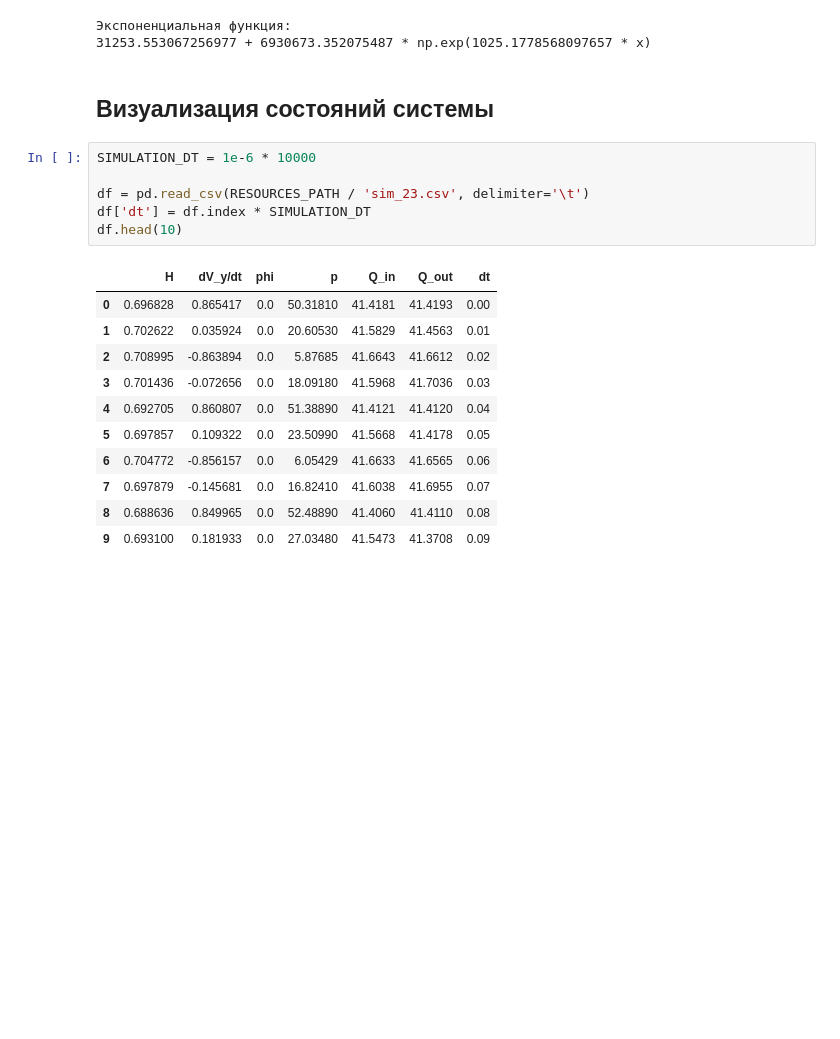
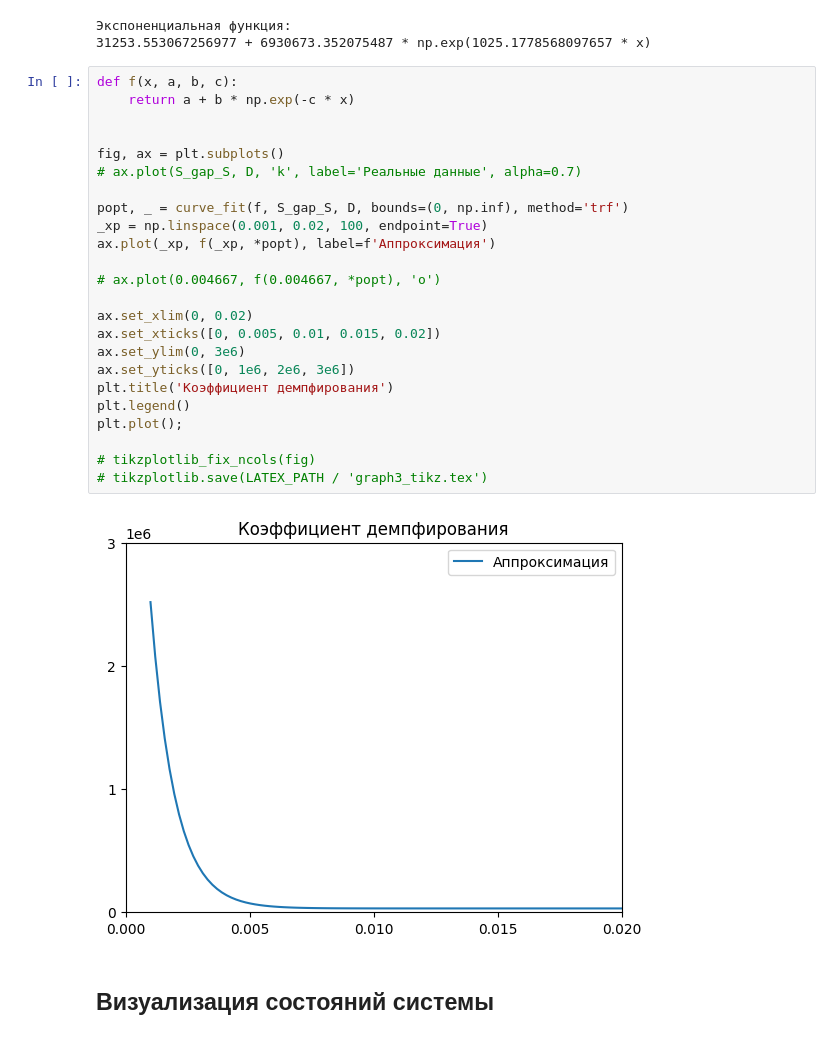
Before and after one commit to shustrov38/jubilant-bassoon, a Jupyter notebook: scripts/approx.ipynb, the cells around one changed output. Drawn from its saved outputs; the diff is of its cells as text; blank space fills up the shorter version.

```diff
--- a/scripts/approx.ipynb
+++ b/scripts/approx.ipynb
@@ -162,23 +162,31 @@ print(f'{popt[0]} + {popt[1]} * np.exp({popt[2]} * x)')
 # %% [output]
 Экспоненциальная функция:
 31253.553067256977 + 6930673.352075487 * np.exp(1025.1778568097657 * x)
+# %%
+def f(x, a, b, c):
+    return a + b * np.exp(-c * x)
+
+
+fig, ax = plt.subplots()
+# ax.plot(S_gap_S, D, 'k', label='Реальные данные', alpha=0.7)
+
+popt, _ = curve_fit(f, S_gap_S, D, bounds=(0, np.inf), method='trf')
+_xp = np.linspace(0.001, 0.02, 100, endpoint=True)
+ax.plot(_xp, f(_xp, *popt), label=f'Аппроксимация')
+
+# ax.plot(0.004667, f(0.004667, *popt), 'o')
+
+ax.set_xlim(0, 0.02)
+ax.set_xticks([0, 0.005, 0.01, 0.015, 0.02])
+ax.set_ylim(0, 3e6)
+ax.set_yticks([0, 1e6, 2e6, 3e6])
+plt.title('Коэффициент демпфирования')
+plt.legend()
+plt.plot();
+
+# tikzplotlib_fix_ncols(fig)
+# tikzplotlib.save(LATEX_PATH / 'graph3_tikz.tex')
+# %% [output]
+[figure, added]
 # %% [markdown]
 ## Визуализация состояний системы
-# %%
-SIMULATION_DT = 1e-6 * 10000
-
-df = pd.read_csv(RESOURCES_PATH / 'sim_23.csv', delimiter='\t')
-df['dt'] = df.index * SIMULATION_DT
-df.head(10)
-# %% [output]
-|  | H | dV_y/dt | phi | p | Q_in | Q_out | dt |
-| 0 | 0.696828 | 0.865417 | 0.0 | 50.31810 | 41.4181 | 41.4193 | 0.00 |
-| 1 | 0.702622 | 0.035924 | 0.0 | 20.60530 | 41.5829 | 41.4563 | 0.01 |
-| 2 | 0.708995 | -0.863894 | 0.0 | 5.87685 | 41.6643 | 41.6612 | 0.02 |
-| 3 | 0.701436 | -0.072656 | 0.0 | 18.09180 | 41.5968 | 41.7036 | 0.03 |
-| 4 | 0.692705 | 0.860807 | 0.0 | 51.38890 | 41.4121 | 41.4120 | 0.04 |
-| 5 | 0.697857 | 0.109322 | 0.0 | 23.50990 | 41.5668 | 41.4178 | 0.05 |
-| 6 | 0.704772 | -0.856157 | 0.0 | 6.05429 | 41.6633 | 41.6565 | 0.06 |
-| 7 | 0.697879 | -0.145681 | 0.0 | 16.82410 | 41.6038 | 41.6955 | 0.07 |
-| 8 | 0.688636 | 0.849965 | 0.0 | 52.48890 | 41.4060 | 41.4110 | 0.08 |
-| 9 | 0.693100 | 0.181933 | 0.0 | 27.03480 | 41.5473 | 41.3708 | 0.09 |
```
Also changed, not shown: parts of 2 cells of this notebook, 26 other files.
